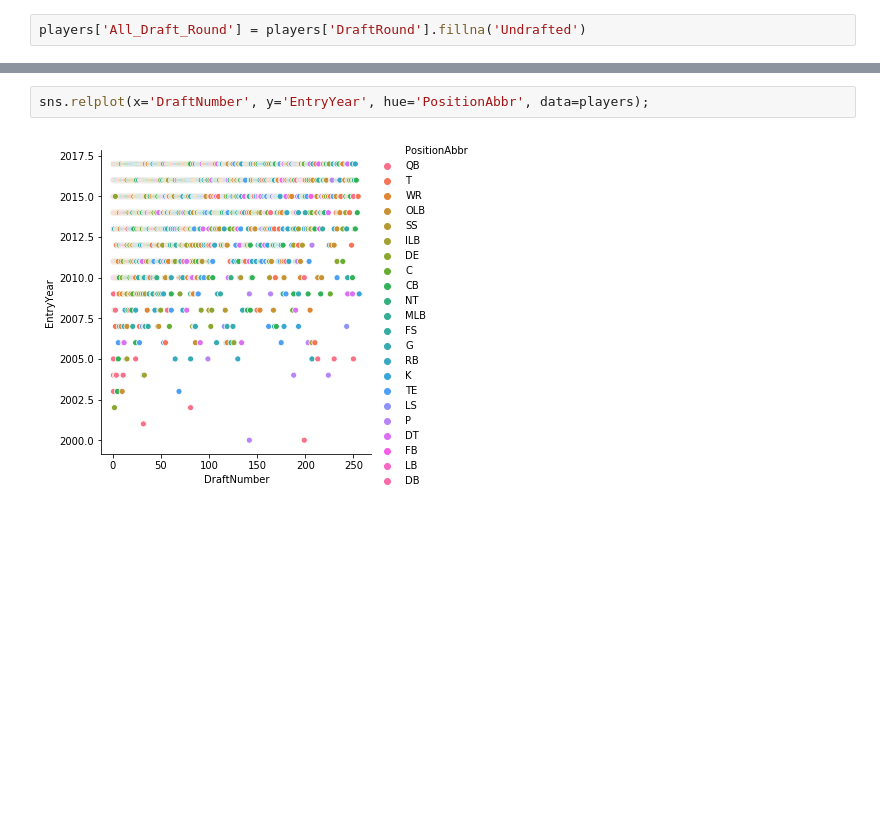
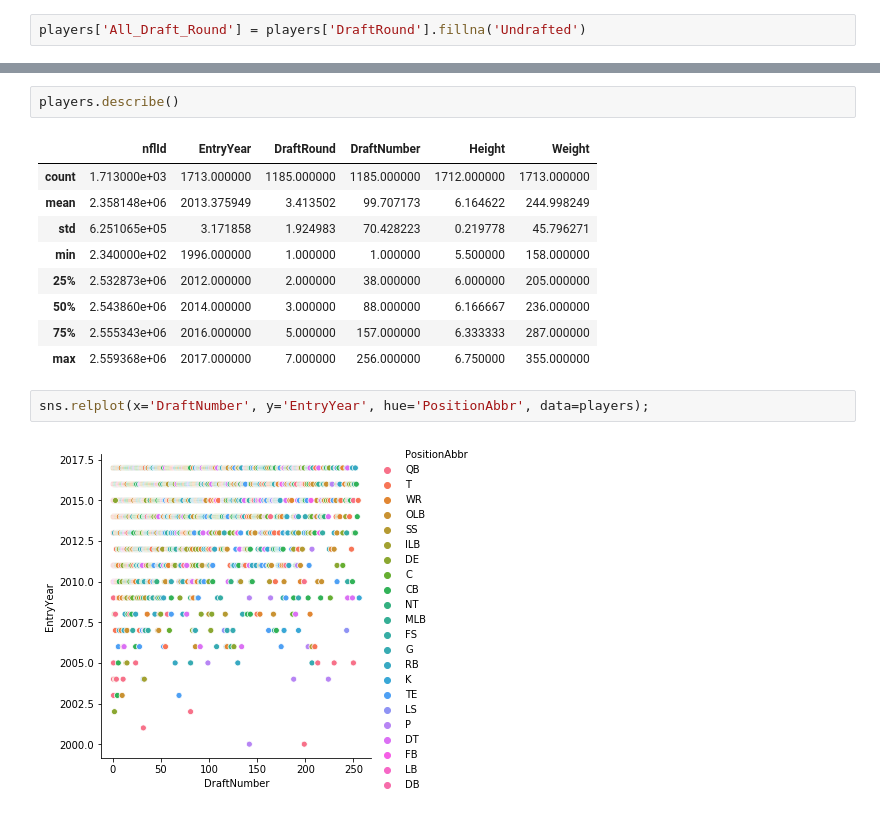
Before and after one commit to donw385/Big-Data-Bowl, a Jupyter notebook: Don_Wang_NFL_Data_Analysis.ipynb, the cells around one changed output, grey strips where cells are left out. Drawn from its saved outputs; the diff is of its cells as text; blank space fills up the shorter version.

```diff
--- a/Don_Wang_NFL_Data_Analysis.ipynb
+++ b/Don_Wang_NFL_Data_Analysis.ipynb
@@ -101,3 +106,15 @@ players.shape
+# %%
+players.describe()
+# %% [output]
+|  | nflId | EntryYear | DraftRound | DraftNumber | Height | Weight |
+| count | 1.713000e+03 | 1713.000000 | 1185.000000 | 1185.000000 | 1712.000000 | 1713.000000 |
+| mean | 2.358148e+06 | 2013.375949 | 3.413502 | 99.707173 | 6.164622 | 244.998249 |
+| std | 6.251065e+05 | 3.171858 | 1.924983 | 70.428223 | 0.219778 | 45.796271 |
+| min | 2.340000e+02 | 1996.000000 | 1.000000 | 1.000000 | 5.500000 | 158.000000 |
+| 25% | 2.532873e+06 | 2012.000000 | 2.000000 | 38.000000 | 6.000000 | 205.000000 |
+| 50% | 2.543860e+06 | 2014.000000 | 3.000000 | 88.000000 | 6.166667 | 236.000000 |
+| 75% | 2.555343e+06 | 2016.000000 | 5.000000 | 157.000000 | 6.333333 | 287.000000 |
+| max | 2.559368e+06 | 2017.000000 | 7.000000 | 256.000000 | 6.750000 | 355.000000 |
 # %%
 sns.relplot(x='DraftNumber', y='EntryYear', hue='PositionAbbr', data=players);
 # %% [output]
```
Also changed, not shown: parts of 9 cells of this notebook.
